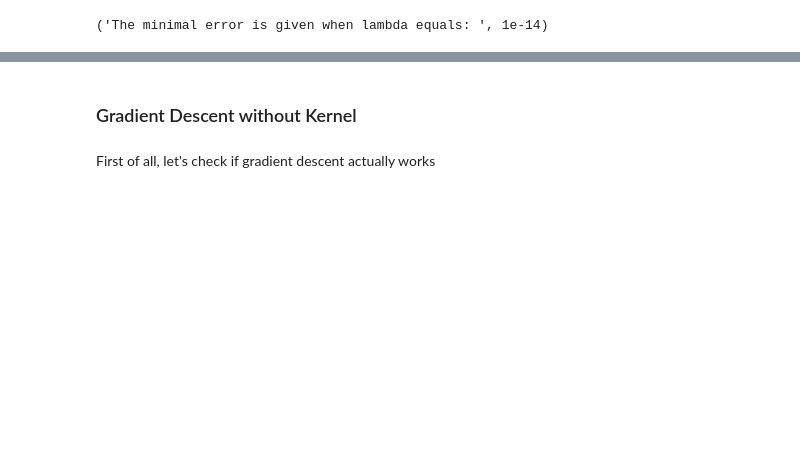
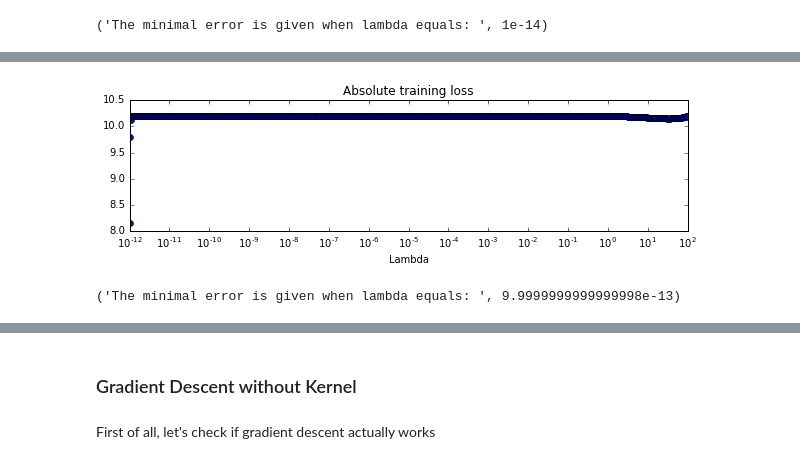
Before and after one commit to yenicelik/baklavaboiz, a Jupyter notebook: task1_ow9d8s/Task 1.ipynb, the cells around one changed output, grey strips where cells are left out. Saved outputs shown, nothing was run; the diff lists cells and outputs as text; code cells hidden in the pictures; blank space fills up the shorter version.

```diff
--- a/task1_ow9d8s/Task 1.ipynb
+++ b/task1_ow9d8s/Task 1.ipynb
@@ -154,0 +233,14 @@ print("The minimal error is given when lambda equals: ", lam_dict[np.argmin(loss
+# %%
+plt.subplot(3, 1, 1)
+plt.title('Absolute training loss')
+plt.xlabel('Lambda')
+plt.semilogx(lam_dict, loss_dict, 'o')
+#plt.plot(lam_dict, 'o', label='baseline')
+#plt.plot(loss_dict, 'o', label='batchnorm')
+plt.show()
+# %% [output]
+[figure, added]
+# %%
+print("The minimal error is given when lambda equals: ", lam_dict[np.argmin(loss_dict)])
+# %% [output]
+('The minimal error is given when lambda equals: ', 9.9999999999999998e-13)
```
Also changed, not shown: parts of 28 cells of this notebook, 7 other files.
